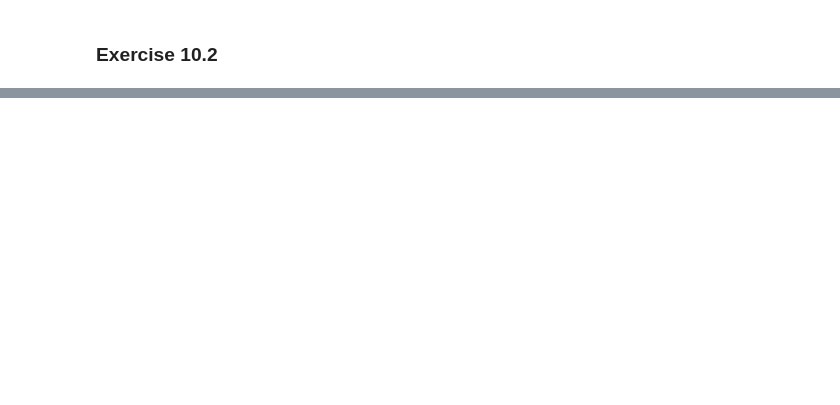
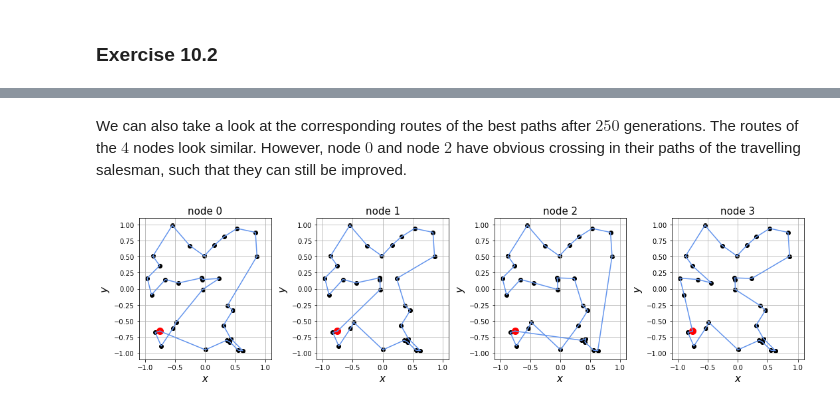
Before and after one commit to lukas-hermans/LSN_exercises, a Jupyter notebook: ex10/LSN_Exercises_10.ipynb, the cells around one changed output, grey strips where cells are left out. Cells and saved outputs as stored; diff of their text form; code cells hidden in the pictures; blank space fills up the shorter version.

```diff
--- a/ex10/LSN_Exercises_10.ipynb
+++ b/ex10/LSN_Exercises_10.ipynb
@@ -116,0 +180,37 @@ plot_continent_loss(path_list, label_list)
+# %% [markdown]
+We can also take a look at the corresponding routes of the best paths after $250$ generations. The routes of the $4$ nodes look similar. However, node $0$ and node $2$ have obvious crossing in their paths of the travelling salesman, such that they can still be improved.
+# %%
+def plot_continent_path(path_list, title_list):
+
+    fig, ax = plt.subplots(1, len(path_list), figsize=(15, 4))
+
+    for i, path in enumerate(path_list):
+
+        x, y = np.loadtxt("data/parallel/map.txt", unpack=True, delimiter=",", skiprows=1)
+        best_path = np.loadtxt(path, delimiter=",", dtype=int)[-1]
+
+        # insert start and end city (fixed for all individuals)
+        best_path = np.insert(best_path, 0, 0, axis=0)
+        best_path = np.append(best_path, 0)
+
+        ax[i].scatter(x, y, marker="o", color="k")
+        ax[i].scatter(x[0], y[0], marker="o", color="r", s=100)
+        ax[i].plot(x[best_path], y[best_path], color="cornflowerblue")
+        ax[i].set_xlabel("$x$", size=15)
+        ax[i].set_ylabel("$y$", size=15)
+        ax[i].set_xlim(-1.1, 1.1)
+        ax[i].set_ylim(-1.1, 1.1)
+        ax[i].set_title(title_list[i], size=15)
+        ax[i].grid()
+
+    plt.tight_layout()
+    plt.show()
+
+path_list = ["data/non_parallel/l1_path_rank=0.txt",
+             "data/non_parallel/l1_path_rank=1.txt",
+             "data/non_parallel/l1_path_rank=2.txt",
+             "data/non_parallel/l1_path_rank=3.txt"]
+
+plot_continent_path(path_list, label_list)
+# %% [output]
+[figure, added]
```
Also changed, not shown: parts of 14 cells of this notebook.
